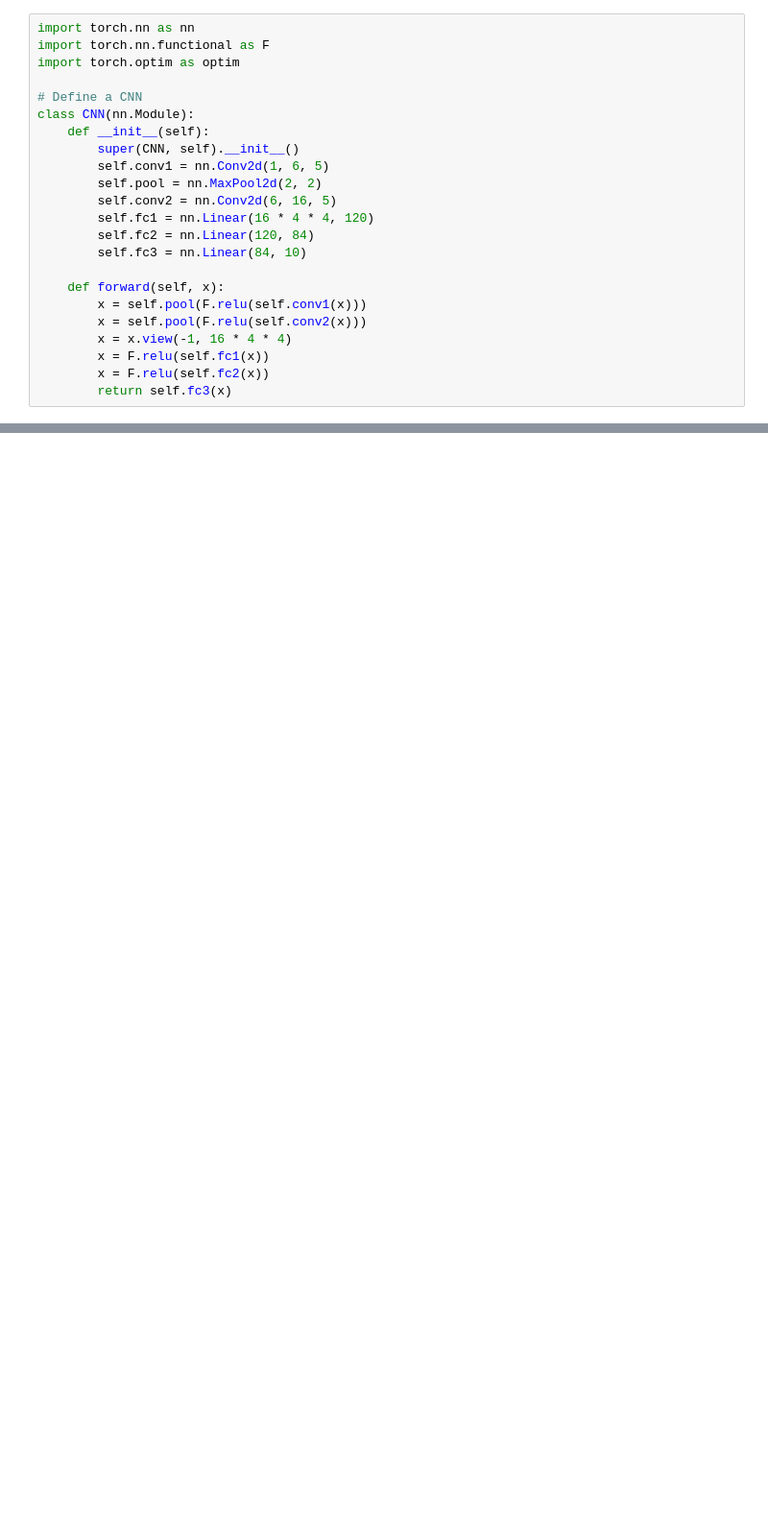
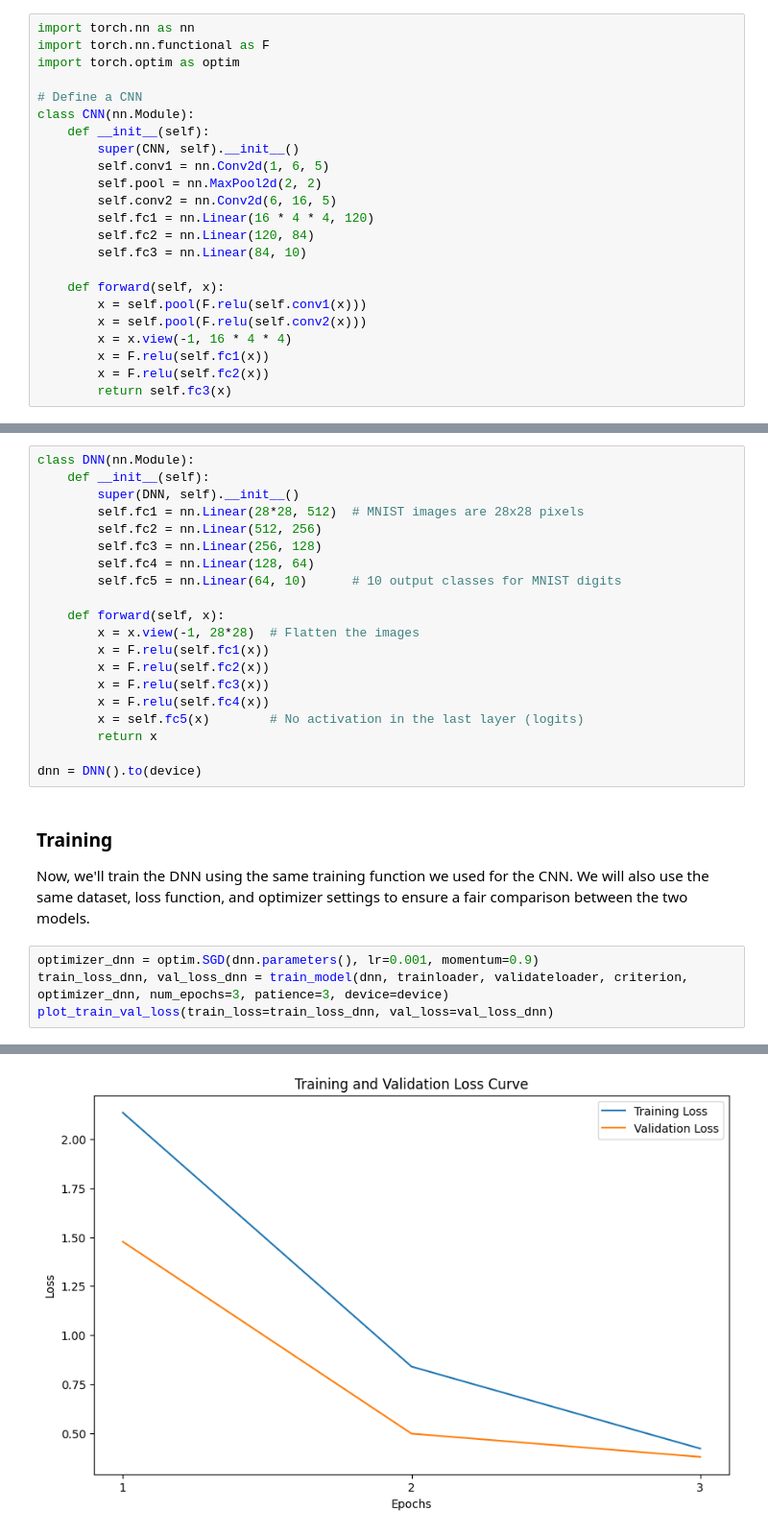
Before and after one commit to chasekunz/mnist-training, a Jupyter notebook: notebooks/cnn.ipynb, the cells around one changed output, grey strips where cells are left out. Shown: that part at 96% size. Drawn from its saved outputs; the diff is of its cells as text; blank space fills up the shorter version.

```diff
--- a/notebooks/cnn.ipynb
+++ b/notebooks/cnn.ipynb
@@ -230,0 +236,28 @@ Confusion Matrix:
+# %%
+class DNN(nn.Module):
+    def __init__(self):
+        super(DNN, self).__init__()
+        self.fc1 = nn.Linear(28*28, 512)  # MNIST images are 28x28 pixels
+        self.fc2 = nn.Linear(512, 256)
+        self.fc3 = nn.Linear(256, 128)
+        self.fc4 = nn.Linear(128, 64)
+        self.fc5 = nn.Linear(64, 10)      # 10 output classes for MNIST digits
+
+    def forward(self, x):
+        x = x.view(-1, 28*28)  # Flatten the images
+        x = F.relu(self.fc1(x))
+        x = F.relu(self.fc2(x))
+        x = F.relu(self.fc3(x))
+        x = F.relu(self.fc4(x))
+        x = self.fc5(x)        # No activation in the last layer (logits)
+        return x
+
+dnn = DNN().to(device)
+# %% [markdown]
+### Training
+Now, we'll train the DNN using the same training function we used for the CNN. We will also use the same dataset, loss function, and optimizer settings to ensure a fair comparison between the two models.
+# %%
+optimizer_dnn = optim.SGD(dnn.parameters(), lr=0.001, momentum=0.9)
+train_loss_dnn, val_loss_dnn = train_model(dnn, trainloader, validateloader, criterion, optimizer_dnn, num_epochs=3, patience=3, device=device)
+plot_train_val_loss(train_loss=train_loss_dnn, val_loss=val_loss_dnn)
+# %% [output]
@@ -230,0 +268 @@ Confusion Matrix:
+[figure, added]
```
Also changed, not shown: parts of 11 cells of this notebook.
